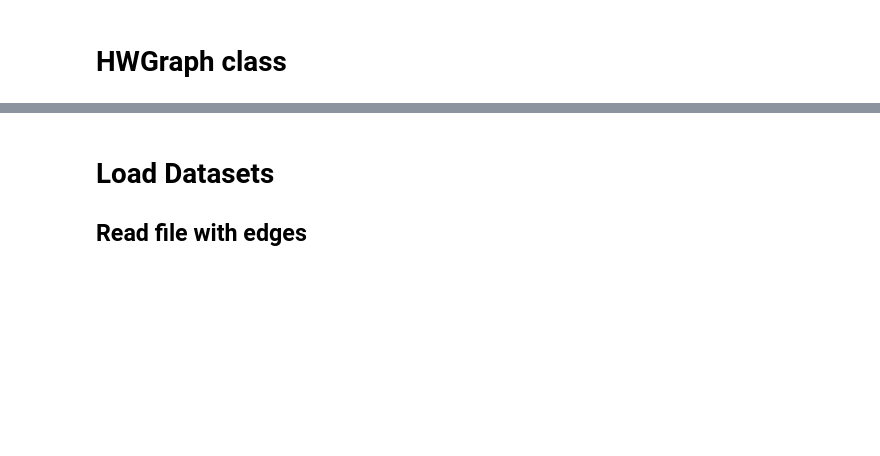
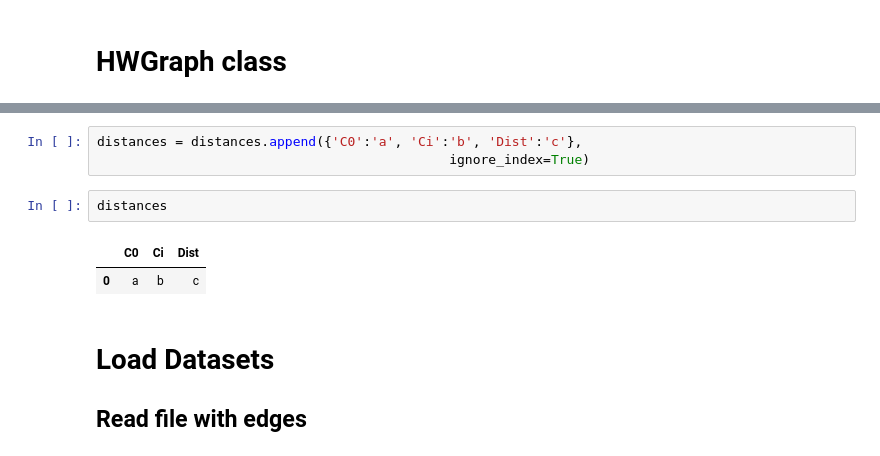
Before and after one commit to nicolac1999/ADM-HW5, a Jupyter notebook: hm5_13_01_2021.ipynb, the cells around one changed output, grey strips where cells are left out. Saved outputs shown, nothing was run; the diff lists cells and outputs as text; blank space fills up the shorter version.

```diff
--- a/hm5_13_01_2021.ipynb
+++ b/hm5_13_01_2021.ipynb
@@ -319,4 +321,12 @@ class HWGraph:
         return pd.DataFrame({'Category': categories, 'PageRank': v}).sort_values('PageRank', ascending=False)
+# %%
+distances = distances.append({'C0':'a', 'Ci':'b', 'Dist':'c'},
+                                             ignore_index=True)
+# %%
+distances
+# %% [output]
+|  | C0 | Ci | Dist |
+| 0 | a | b | c |
 # %% [markdown]
 # Load Datasets
 ## Read file with edges
```
Also changed, not shown: parts of 18 cells of this notebook.
